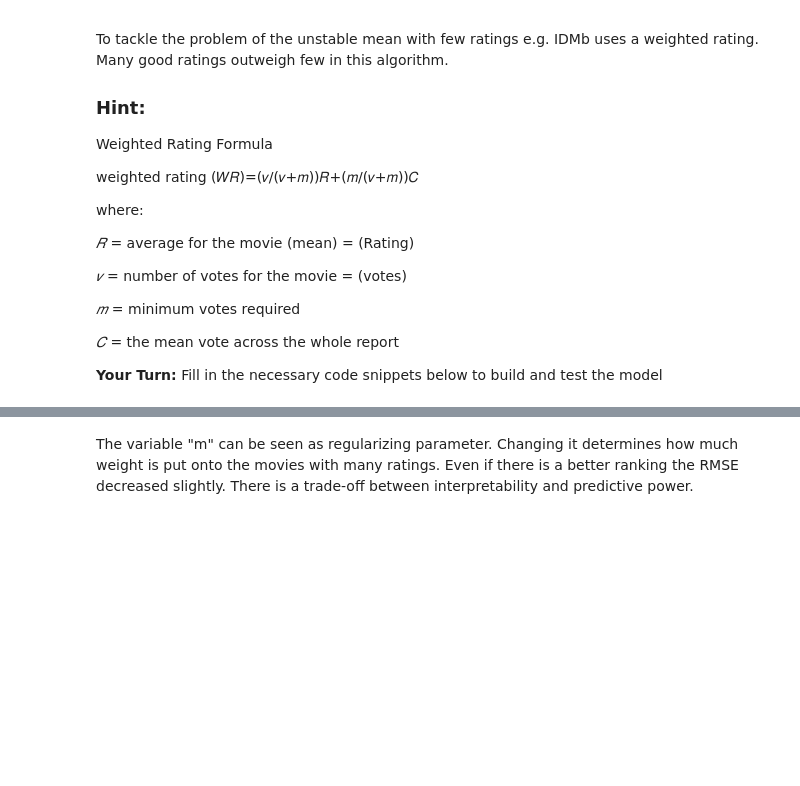
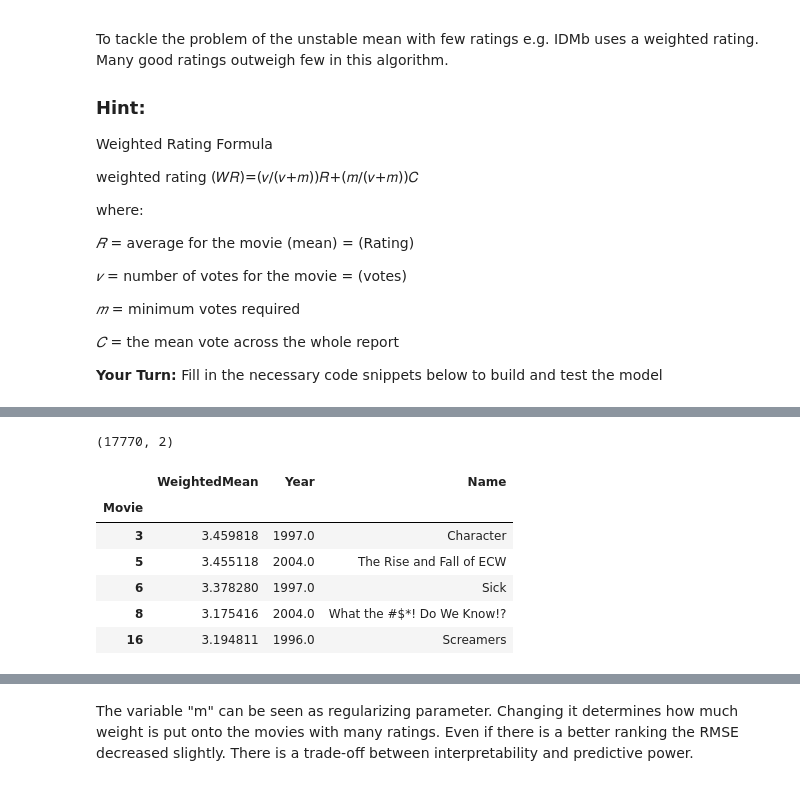
Before and after one commit to sarioz/Springboard, a Jupyter notebook: Mini-Projects/17_4.1-recommendation-systems/Mini_Project_Recommendation_Systems.ipynb, the cells around one changed output, grey strips where cells are left out. Saved outputs shown, nothing was run; the diff lists cells and outputs as text; code cells hidden in the pictures; blank space fills up the shorter version.

```diff
--- a/Mini-Projects/17_4.1-recommendation-systems/Mini_Project_Recommendation_Systems.ipynb
+++ b/Mini-Projects/17_4.1-recommendation-systems/Mini_Project_Recommendation_Systems.ipynb
@@ -502,2 +524,18 @@ combined_df.head(5)
+# %%
+# Combine the aggregated dataframes (wighted_mean & movie_titles)
+movie_titles.shape
+# %% [output]
+(17770, 2)
+# %%
+combined_df = weighted_mean.join(movie_titles)
+combined_df.head(5)
+# %% [output]
+|  | WeightedMean | Year | Name |
+| Movie |  |  |  |
+| 3 | 3.459818 | 1997.0 | Character |
+| 5 | 3.455118 | 2004.0 | The Rise and Fall of ECW |
+| 6 | 3.378280 | 1997.0 | Sick |
+| 8 | 3.175416 | 2004.0 | What the #$*! Do We Know!? |
+| 16 | 3.194811 | 1996.0 | Screamers |
 # %%
 # Join labels and predictions based on mean movie rating
```
Also changed, not shown: parts of 17 cells of this notebook.
